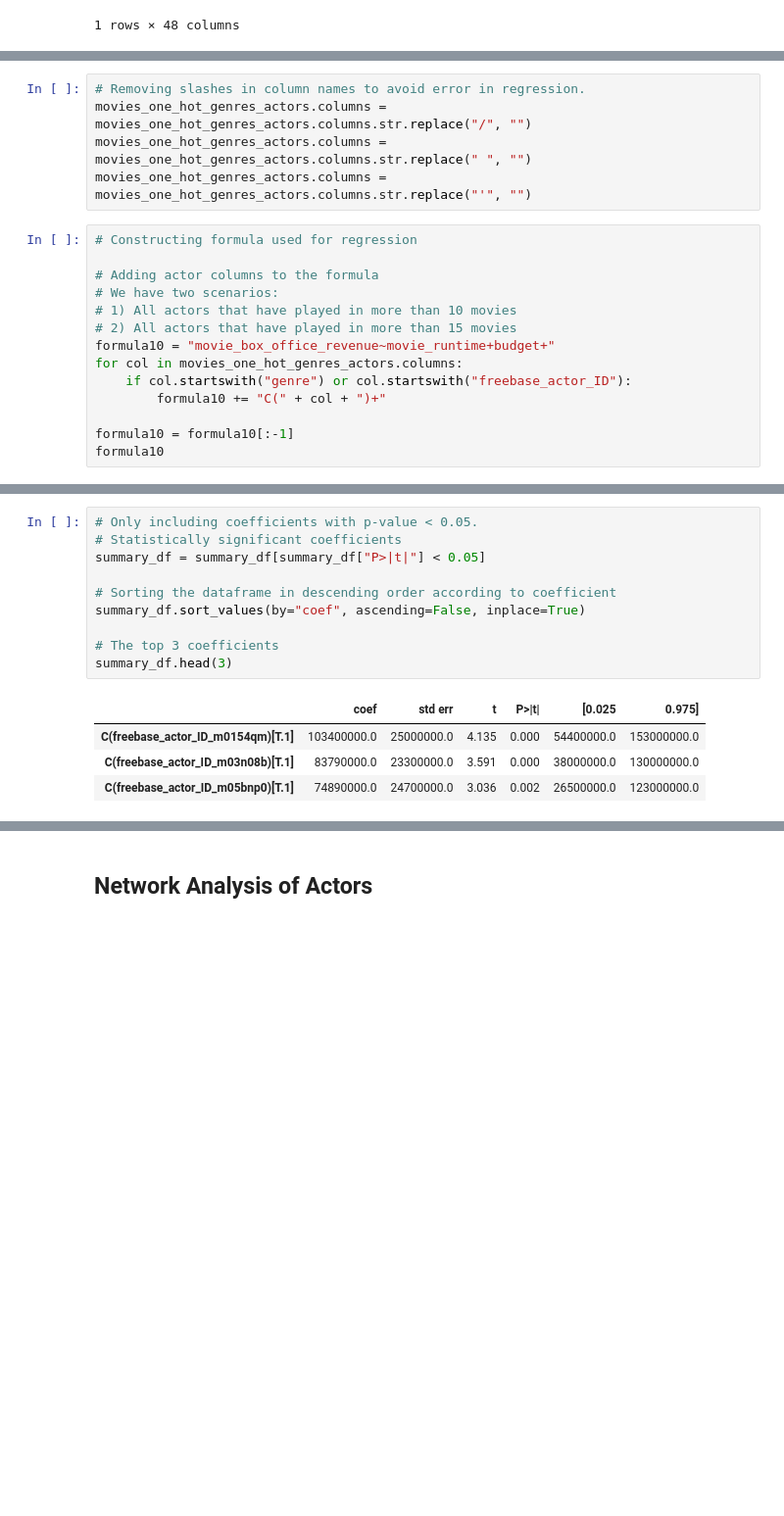
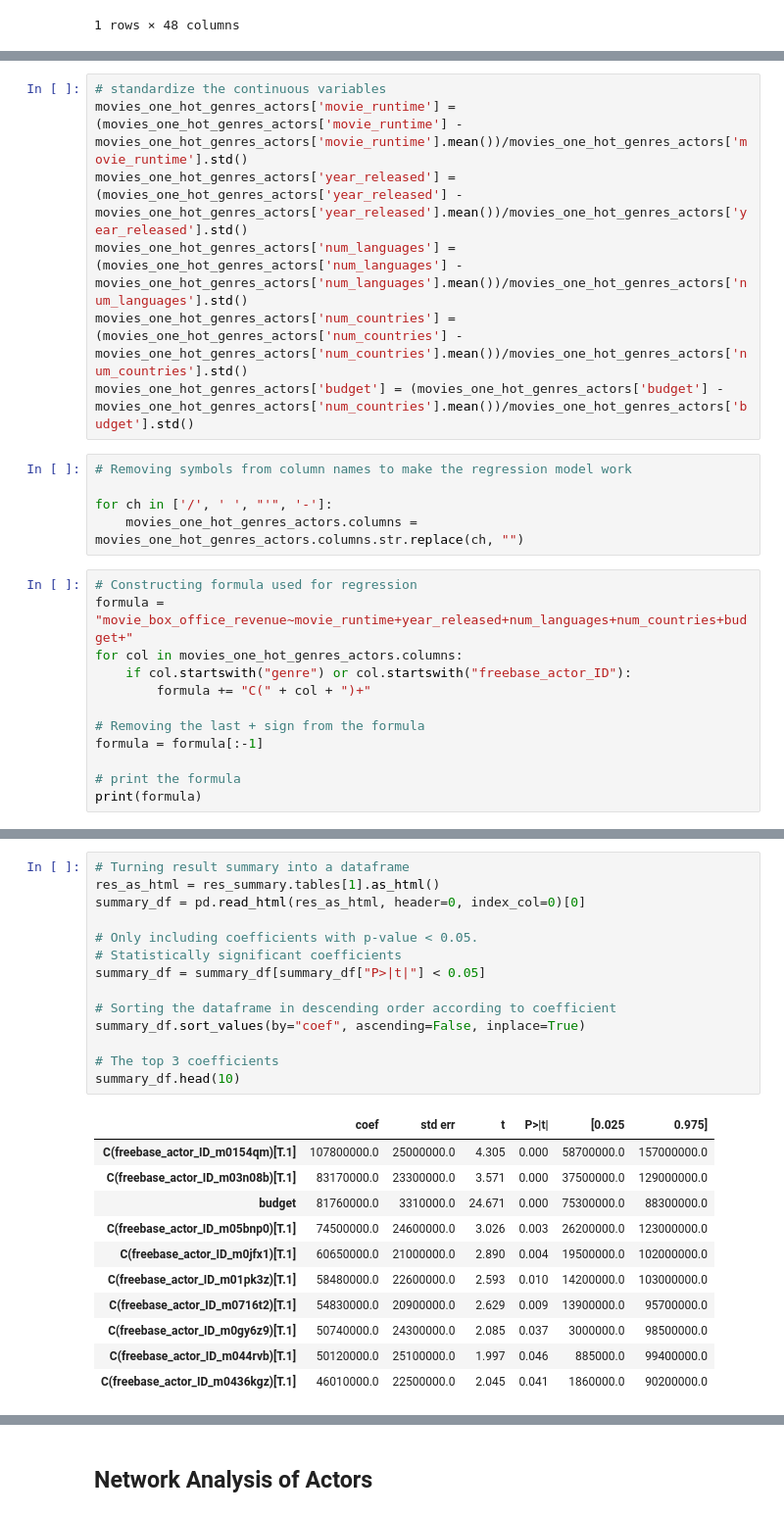
Before and after one commit to epfl-ada/ada-2022-project-teambadass, a Jupyter notebook: torkel-3.0.ipynb, the cells around one changed output, grey strips where cells are left out. Shown at 98% size. Cells and saved outputs as stored; diff of their text form; blank space fills up the shorter version.

```diff
--- a/torkel-3.0.ipynb
+++ b/torkel-3.0.ipynb
@@ -581,20 +564,25 @@ Index(['index', 'wikipedia_movie_ID', 'freebase_movie_ID', 'movie_name',
+# %%
+# standardize the continuous variables
+movies_one_hot_genres_actors['movie_runtime'] = (movies_one_hot_genres_actors['movie_runtime'] - movies_one_hot_genres_actors['movie_runtime'].mean())/movies_one_hot_genres_actors['movie_runtime'].std()
+movies_one_hot_genres_actors['year_released'] = (movies_one_hot_genres_actors['year_released'] - movies_one_hot_genres_actors['year_released'].mean())/movies_one_hot_genres_actors['year_released'].std()
+movies_one_hot_genres_actors['num_languages'] = (movies_one_hot_genres_actors['num_languages'] - movies_one_hot_genres_actors['num_languages'].mean())/movies_one_hot_genres_actors['num_languages'].std()
+movies_one_hot_genres_actors['num_countries'] = (movies_one_hot_genres_actors['num_countries'] - movies_one_hot_genres_actors['num_countries'].mean())/movies_one_hot_genres_actors['num_countries'].std()
+movies_one_hot_genres_actors['budget'] = (movies_one_hot_genres_actors['budget'] - movies_one_hot_genres_actors['num_countries'].mean())/movies_one_hot_genres_actors['budget'].std()
 # %%
-# Removing slashes in column names to avoid error in regression.
-movies_one_hot_genres_actors.columns = movies_one_hot_genres_actors.columns.str.replace("/", "")
-movies_one_hot_genres_actors.columns = movies_one_hot_genres_actors.columns.str.replace(" ", "")
-movies_one_hot_genres_actors.columns = movies_one_hot_genres_actors.columns.str.replace("'", "")
+# Removing symbols from column names to make the regression model work
+
+for ch in ['/', ' ', "'", '-']:
+    movies_one_hot_genres_actors.columns = movies_one_hot_genres_actors.columns.str.replace(ch, "")
 # %%
 # Constructing formula used for regression
-
-# Adding actor columns to the formula
-# We have two scenarios:
-# 1) All actors that have played in more than 10 movies
-# 2) All actors that have played in more than 15 movies
-formula10 = "movie_box_office_revenue~movie_runtime+budget+"
+formula = "movie_box_office_revenue~movie_runtime+year_released+num_languages+num_countries+budget+"
 for col in movies_one_hot_genres_actors.columns:
     if col.startswith("genre") or col.startswith("freebase_actor_ID"):
-        formula10 += "C(" + col + ")+"
+        formula += "C(" + col + ")+"
 
-formula10 = formula10[:-1]
-formula10
+# Removing the last + sign from the formula
+formula = formula[:-1]
+
+# print the formula
+print(formula)
 # %% [output]
@@ -628,16 +607,27 @@ summary_df = pd.read_html(res_as_html, header=0, index_col=0)[0]
 # %%
+# Turning result summary into a dataframe
+res_as_html = res_summary.tables[1].as_html()
+summary_df = pd.read_html(res_as_html, header=0, index_col=0)[0]
+
 # Only including coefficients with p-value < 0.05.
 # Statistically significant coefficients
 summary_df = summary_df[summary_df["P>|t|"] < 0.05]
 
 # Sorting the dataframe in descending order according to coefficient
 summary_df.sort_values(by="coef", ascending=False, inplace=True)
 
 # The top 3 coefficients
-summary_df.head(3)
+summary_df.head(10)
 # %% [output]
 |  | coef | std err | t | P>|t| | [0.025 | 0.975] |
-| C(freebase_actor_ID_m0154qm)[T.1] | 103400000.0 | 25000000.0 | 4.135 | 0.000 | 54400000.0 | 153000000.0 |
-| C(freebase_actor_ID_m03n08b)[T.1] | 83790000.0 | 23300000.0 | 3.591 | 0.000 | 38000000.0 | 130000000.0 |
-| C(freebase_actor_ID_m05bnp0)[T.1] | 74890000.0 | 24700000.0 | 3.036 | 0.002 | 26500000.0 | 123000000.0 |
+| C(freebase_actor_ID_m0154qm)[T.1] | 107800000.0 | 25000000.0 | 4.305 | 0.000 | 58700000.0 | 157000000.0 |
+| C(freebase_actor_ID_m03n08b)[T.1] | 83170000.0 | 23300000.0 | 3.571 | 0.000 | 37500000.0 | 129000000.0 |
+| budget | 81760000.0 | 3310000.0 | 24.671 | 0.000 | 75300000.0 | 88300000.0 |
+| C(freebase_actor_ID_m05bnp0)[T.1] | 74500000.0 | 24600000.0 | 3.026 | 0.003 | 26200000.0 | 123000000.0 |
+| C(freebase_actor_ID_m0jfx1)[T.1] | 60650000.0 | 21000000.0 | 2.890 | 0.004 | 19500000.0 | 102000000.0 |
+| C(freebase_actor_ID_m01pk3z)[T.1] | 58480000.0 | 22600000.0 | 2.593 | 0.010 | 14200000.0 | 103000000.0 |
+| C(freebase_actor_ID_m0716t2)[T.1] | 54830000.0 | 20900000.0 | 2.629 | 0.009 | 13900000.0 | 95700000.0 |
+| C(freebase_actor_ID_m0gy6z9)[T.1] | 50740000.0 | 24300000.0 | 2.085 | 0.037 | 3000000.0 | 98500000.0 |
+| C(freebase_actor_ID_m044rvb)[T.1] | 50120000.0 | 25100000.0 | 1.997 | 0.046 | 885000.0 | 99400000.0 |
+| C(freebase_actor_ID_m0436kgz)[T.1] | 46010000.0 | 22500000.0 | 2.045 | 0.041 | 1860000.0 | 90200000.0 |
 # %%
```
Also changed, not shown: parts of 82 cells of this notebook.
